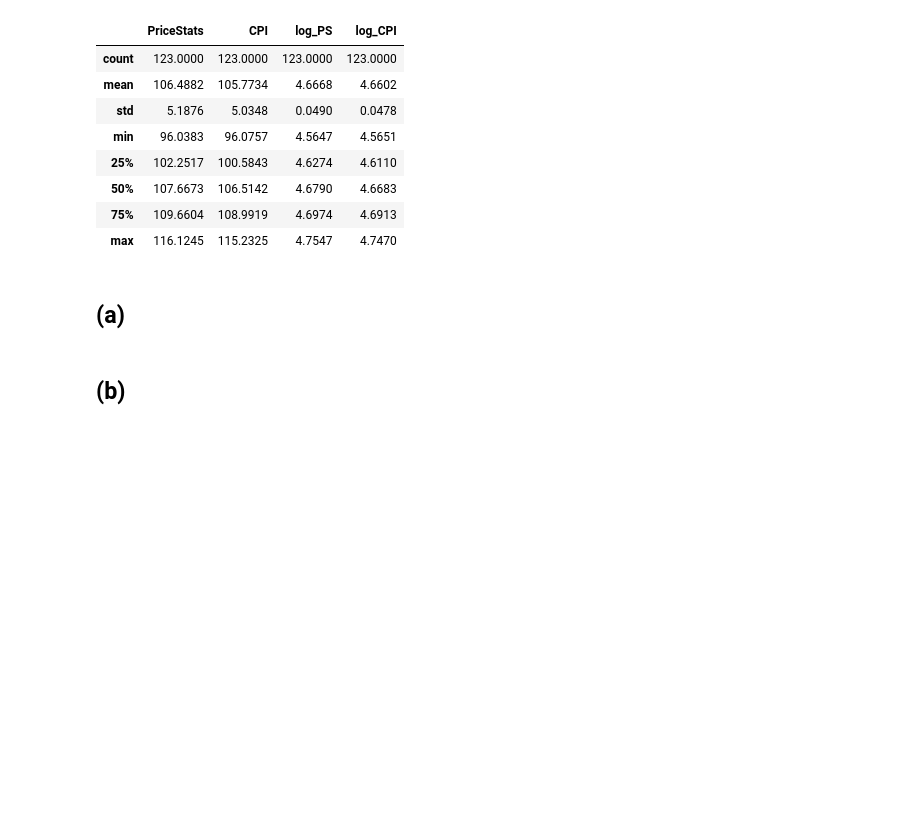
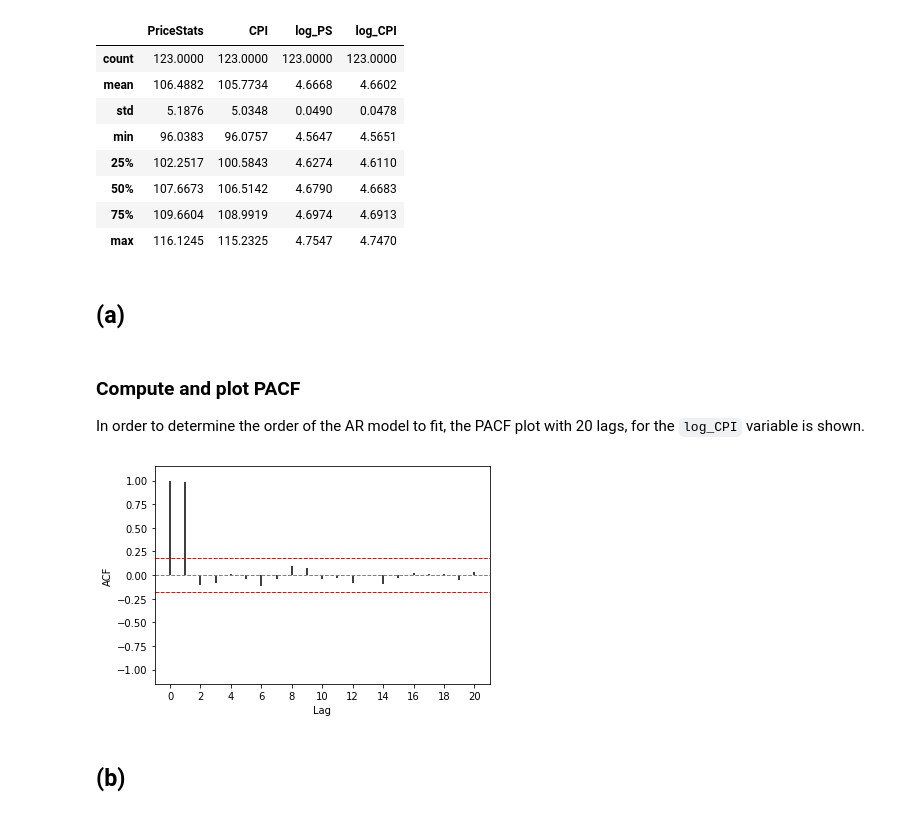
Before and after one commit to pipeton8/6.439-stats-comp-applications, a Jupyter notebook: Assignments/3 - Economics/6.439 - Problem Set 3.ipynb, the cells around one changed output. Cells and saved outputs as stored; diff of their text form; code cells hidden in the pictures; blank space fills up the shorter version.

Commit message:
Plotted PACF for Problem 3.2a

```diff
--- a/Assignments/3 - Economics/6.439 - Problem Set 3.ipynb
+++ b/Assignments/3 - Economics/6.439 - Problem Set 3.ipynb
@@ -889,6 +889,51 @@ cpi_data.describe()
 | max | 116.1245 | 115.2325 | 4.7547 | 4.7470 |
 # %% [markdown]
 ## (a)
+# %% [markdown]
+### Compute and plot PACF
+
+In order to determine the order of the AR model to fit, the PACF plot with 20 lags, for the `log_CPI` variable is shown.
+# %%
+# Parameters of the PACF function
+pacf_kwargs_a = {'nlags' : 20}
+
+pacf_a = sm.tsa.pacf(cpi_data['log_CPI'], **pacf_kwargs_a)
+# %%
+# Axis offset
+offset = (None, 0.15)
+
+# Set number of (not NaN) observations and upper side of CI around 0.
+N = cpi_data['log_CPI'].notna().sum()
+z_alpha = 1.96/np.sqrt(N)
+
+# Initialize figure
+fig, ax = plt.subplots()
+
+# Define xvariable and plot ACF
+lags = [i for i in range(pacf_kwargs_a['nlags']+1)]
+plt.vlines(lags, 0, pacf_a)
+
+# Draw x axis and upper line of CI around 0
+plt.axhline(y=z_alpha, linestyle='--', linewidth=1, color = 'red')
+l = plt.axhline(y=0, linestyle='--', linewidth = 1, color = 'gray')
+plt.axhline(y=-z_alpha, linestyle='--', linewidth=1, color = 'red')
+
+# Set xticks and yticks
+xticks = [2*k for k in range(11)]
+plt.xticks(xticks)
+
+yticks = [-1 + 0.25*k for k in range(9)]
+plt.yticks(yticks)
+ax.set_ylim([yticks[0] - offset[1], yticks[-1] + offset[1]])
+
+# Set xlabel and ylabel
+plt.xlabel("Lag")
+plt.ylabel("PACF")
+
+# Show figure
+fig.show()
+# %% [output]
+[figure, added]
 # %% [markdown]
 ## (b)
 # %% [markdown]
```
